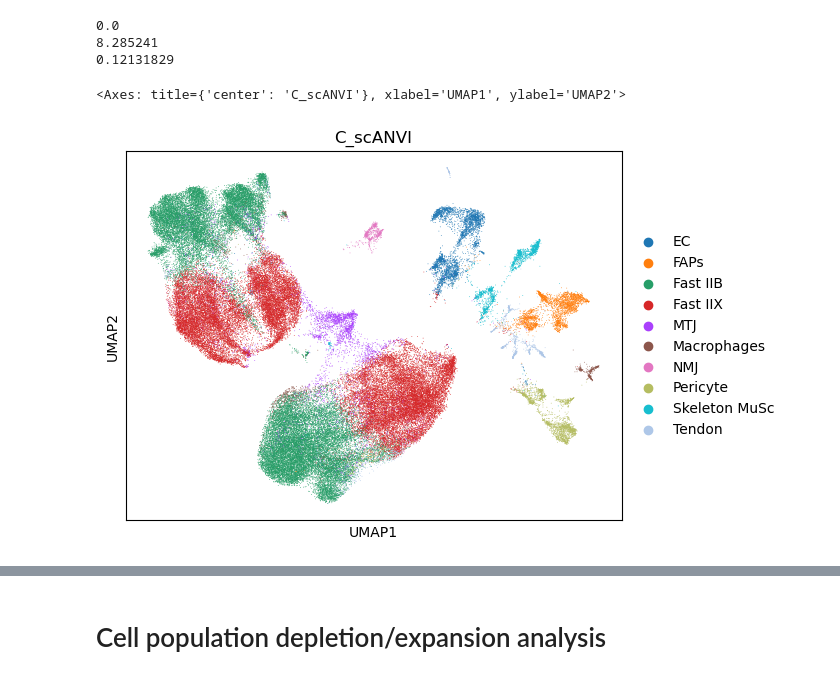
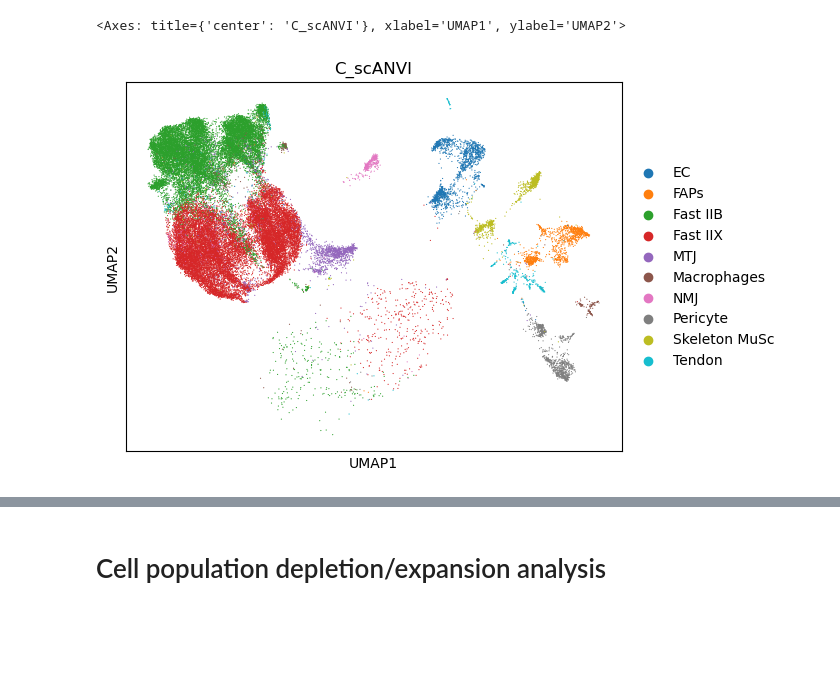
Before and after one commit to akanksha-sachan/TA_muscle_ageing, a Jupyter notebook: py_scripts/DEG_related/DEG_pathway_analysis.ipynb, the cells around one changed output, grey strips where cells are left out. Saved outputs shown, nothing was run; the diff lists cells and outputs as text; code cells hidden in the pictures; blank space fills up the shorter version.

```diff
--- a/py_scripts/DEG_related/DEG_pathway_analysis.ipynb
+++ b/py_scripts/DEG_related/DEG_pathway_analysis.ipynb
@@ -36,12 +36,7 @@ AnnData object with n_obs × n_vars = 87916 × 4000
     obsp: 'connectivities', 'distances'
-# %%
-print(adata.X.min())
-print(adata.X.max())
-print(adata.X.mean())
-# %% [output]
-0.0
-8.285241
-0.12131829
+# %%
+female_adata = adata[adata.obs['sex'] == 'F']
+male_adata = adata[adata.obs['sex'] == 'M']
 # %%
 # create a new obs for sex (take the first letter of the orig.ident)
 #adata.obs['sex'] = adata.obs['orig.ident'].str[0]
@@ -72,7 +67,7 @@ print(adata.X.mean())
 # adata.uns['condition_colors'] = [condition_colors[cond] for cond in adata.obs['condition'].cat.categories]
 # adata.uns['sex_colors'] = [sex_colors[sex] for sex in adata.obs['sex'].cat.categories]
 # %%
-sc.pl.umap(adata, color=['C_scANVI'], show=False)
+sc.pl.umap(female_adata, color=['C_scANVI'], show=False)
 # %% [output]
 <Axes: title={'center': 'C_scANVI'}, xlabel='UMAP1', ylabel='UMAP2'>
-[figure, old version]
+[figure, new version]
```
Also changed, not shown: parts of 31 cells of this notebook, 2 other files.
